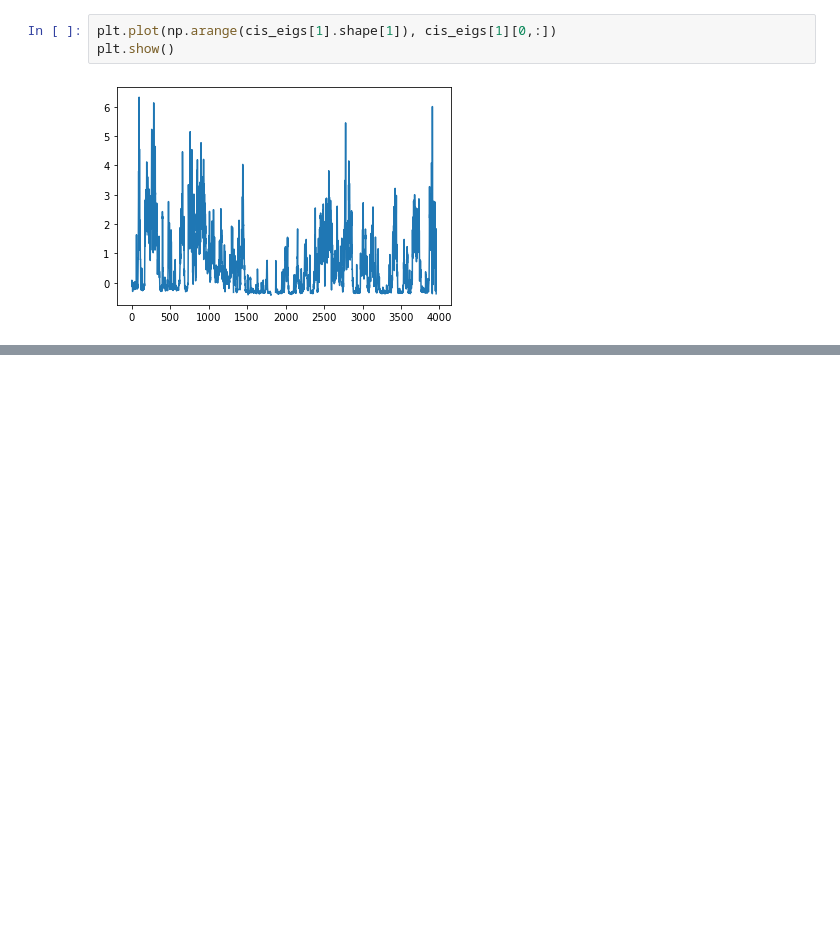
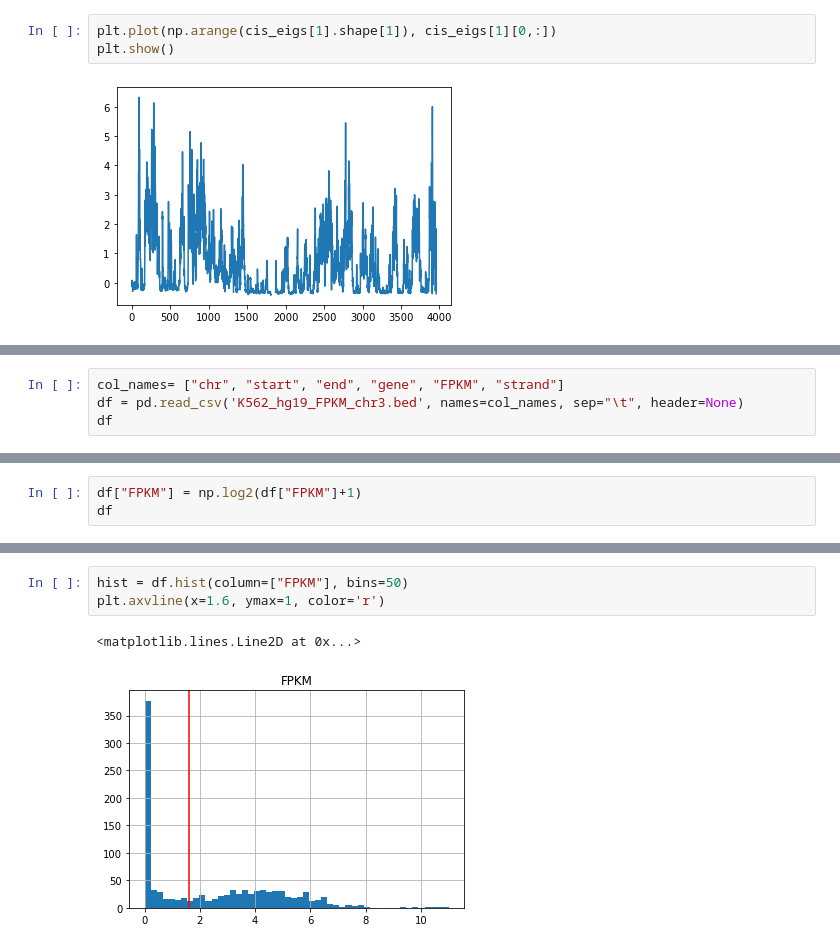
Before and after one commit to rgenner/qbb2021-answers, a Jupyter notebook: week6/HW6.ipynb, the cells around one changed output, grey strips where cells are left out. Saved outputs shown, nothing was run; the diff lists cells and outputs as text; blank space fills up the shorter version.

```diff
--- a/week6/HW6.ipynb
+++ b/week6/HW6.ipynb
@@ -77 +232,5 @@ import fanc.plotting as fancplot
 import matplotlib.pyplot as plt
+# %%
+col_names= ["chr", "start", "end", "gene", "FPKM", "strand"]
+df = pd.read_csv('K562_hg19_FPKM_chr3.bed', names=col_names, sep="\t", header=None)
+df
@@ -77,0 +251,3 @@ import matplotlib.pyplot as plt
+# %%
+df["FPKM"] = np.log2(df["FPKM"]+1)
+df
@@ -77,0 +268,6 @@ import matplotlib.pyplot as plt
+# %%
+hist = df.hist(column=["FPKM"], bins=50)
+plt.axvline(x=1.6, ymax=1, color='r')
+# %% [output]
+<matplotlib.lines.Line2D at 0x...>
+[figure, added]
```
Also changed, not shown: parts of 28 cells of this notebook.
